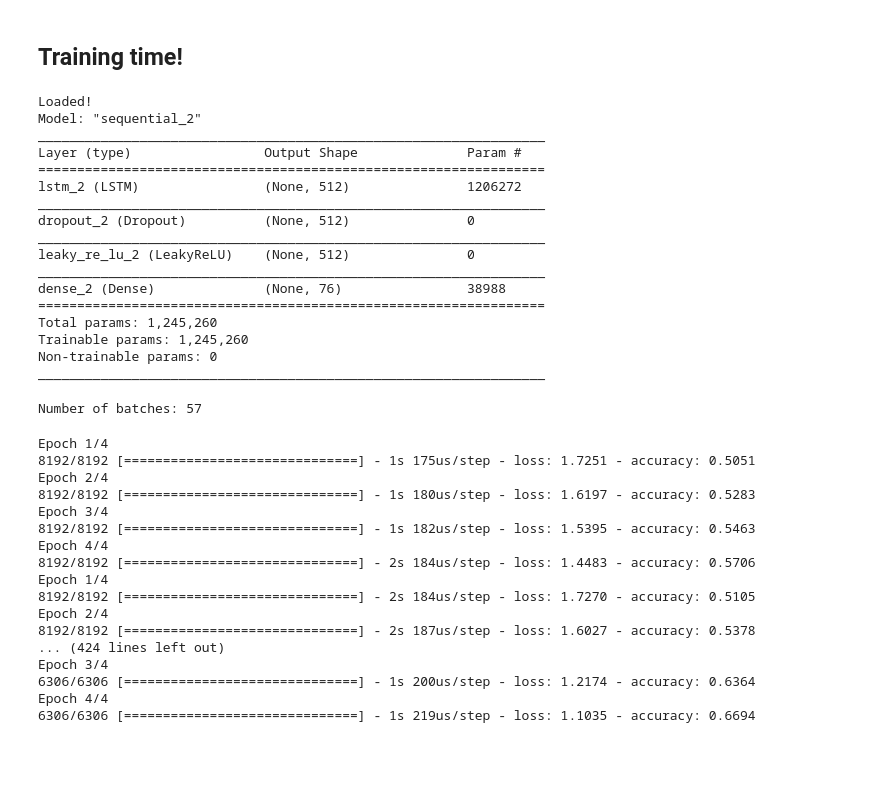
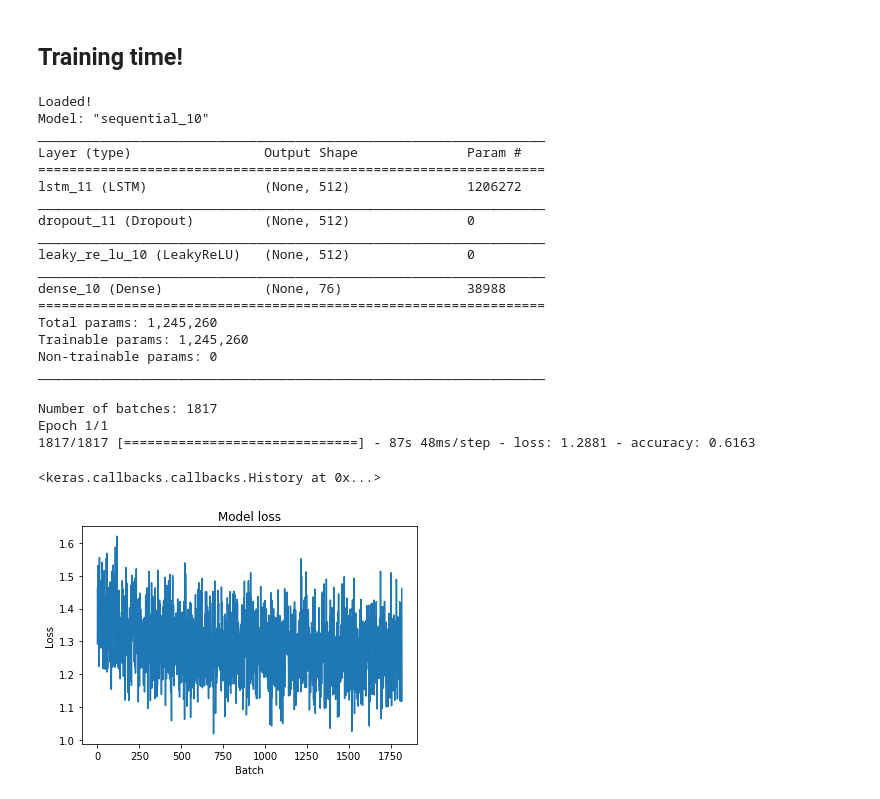
Before and after one commit to alexander-koch/anlp-project, a Jupyter notebook: CharLevelNN.ipynb, the cells around one changed output. Saved outputs shown, nothing was run; the diff lists cells and outputs as text; code cells hidden in the pictures; blank space fills up the shorter version.

Commit message:
Use fit_generator in character model

```diff
--- a/CharLevelNN.ipynb
+++ b/CharLevelNN.ipynb
@@ -129,66 +132,75 @@ from keras.models import Sequential
 from keras.layers import Dense, LSTM, Embedding, Dropout, GRU
 from keras.layers import LeakyReLU
 from pathlib import Path
+from keras.callbacks import Callback
+
+weights_path = Path(f"weights_char_{SEQUENCE_LENGTH}.h5")
+
+class LossHistory(Callback):
+    def on_train_begin(self, logs={}):
+        self.losses = []
+
+    def on_batch_end(self, batch, logs={}):
+        self.losses.append(logs.get('loss'))
 
 def build_model(vocab_size):
     model = Sequential()
     model.add(LSTM(512, input_shape=(SEQUENCE_LENGTH, vocab_size)))
-    model.add(Dropout(0.5))
+    model.add(Dropout(0.2))
     model.add(LeakyReLU(alpha=0.1))
     model.add(Dense(vocab_size, activation='softmax'))
     model.compile(loss = 'categorical_crossentropy', optimizer="adam", metrics = ['accuracy'])
     return model
 
 model = build_model(vocab_size)
-weights_path = Path("weights_char_rnn.h5")
 if weights_path.is_file():
     print("Loaded!")
     model.load_weights(weights_path.resolve())
 model.summary()
 # %% [output]
 Loaded!
-Model: "sequential_2"
+Model: "sequential_10"
 _________________________________________________________________
 Layer (type)                 Output Shape              Param #
 =================================================================
-lstm_2 (LSTM)                (None, 512)               1206272
+lstm_11 (LSTM)               (None, 512)               1206272
 _________________________________________________________________
-dropout_2 (Dropout)          (None, 512)               0
+dropout_11 (Dropout)         (None, 512)               0
 _________________________________________________________________
-leaky_re_lu_2 (LeakyReLU)    (None, 512)               0
+leaky_re_lu_10 (LeakyReLU)   (None, 512)               0
 _________________________________________________________________
-dense_2 (Dense)              (None, 76)                38988
+dense_10 (Dense)             (None, 76)                38988
 =================================================================
 Total params: 1,245,260
 Trainable params: 1,245,260
 Non-trainable params: 0
 _________________________________________________________________
-# %%
-batch_size = 8192
-batches = generate_batches(len(X_train), batch_size)
-print("Number of batches:", math.ceil(len(X_train) / batch_size))
-# %% [output]
-Number of batches: 57
-# %%
-for begin, end in batches:
-    x_batch, y_batch = load_batch(X_train, Y_train, begin, end)
-    model.fit(x_batch, y_batch, batch_size=256, epochs=4)
-# %% [output]
-Epoch 1/4
-8192/8192 [==============================] - 1s 175us/step - loss: 1.7251 - accuracy: 0.5051
-Epoch 2/4
-8192/8192 [==============================] - 1s 180us/step - loss: 1.6197 - accuracy: 0.5283
-Epoch 3/4
-8192/8192 [==============================] - 1s 182us/step - loss: 1.5395 - accuracy: 0.5463
-Epoch 4/4
-8192/8192 [==============================] - 2s 184us/step - loss: 1.4483 - accuracy: 0.5706
-Epoch 1/4
-8192/8192 [==============================] - 2s 184us/step - loss: 1.7270 - accuracy: 0.5105
-Epoch 2/4
-8192/8192 [==============================] - 2s 187us/step - loss: 1.6027 - accuracy: 0.5378
-... (424 lines left out)
-Epoch 3/4
-6306/6306 [==============================] - 1s 200us/step - loss: 1.2174 - accuracy: 0.6364
-Epoch 4/4
-6306/6306 [==============================] - 1s 219us/step - loss: 1.1035 - accuracy: 0.6694
+# %%
+import math
+batch_size = 256
+history = LossHistory()
+
+def generate_samples(batch_size):
+    batches = util.generate_batches(len(X_train), batch_size)
+    for begin, end in batches:
+        x_batch, y_batch = load_batch(X_train, Y_train, begin, end)
+        yield x_batch, y_batch
+
+steps = math.ceil(len(X_train) / batch_size)
+print("Number of batches:", steps)
+model.fit_generator(generate_samples(batch_size), epochs=1, steps_per_epoch=steps, callbacks=[history])
+# %% [output]
+Number of batches: 1817
+Epoch 1/1
+1817/1817 [==============================] - 87s 48ms/step - loss: 1.2881 - accuracy: 0.6163
+<keras.callbacks.callbacks.History at 0x...>
+# %%
+import matplotlib.pyplot as plt
+plt.plot(history.losses)
+plt.title('Model loss')
+plt.ylabel('Loss')
+plt.xlabel('Batch')
+plt.show()
+# %% [output]
+[figure, added]
 # %%
```
Also changed, not shown: parts of 7 cells of this notebook, 1 other file.
